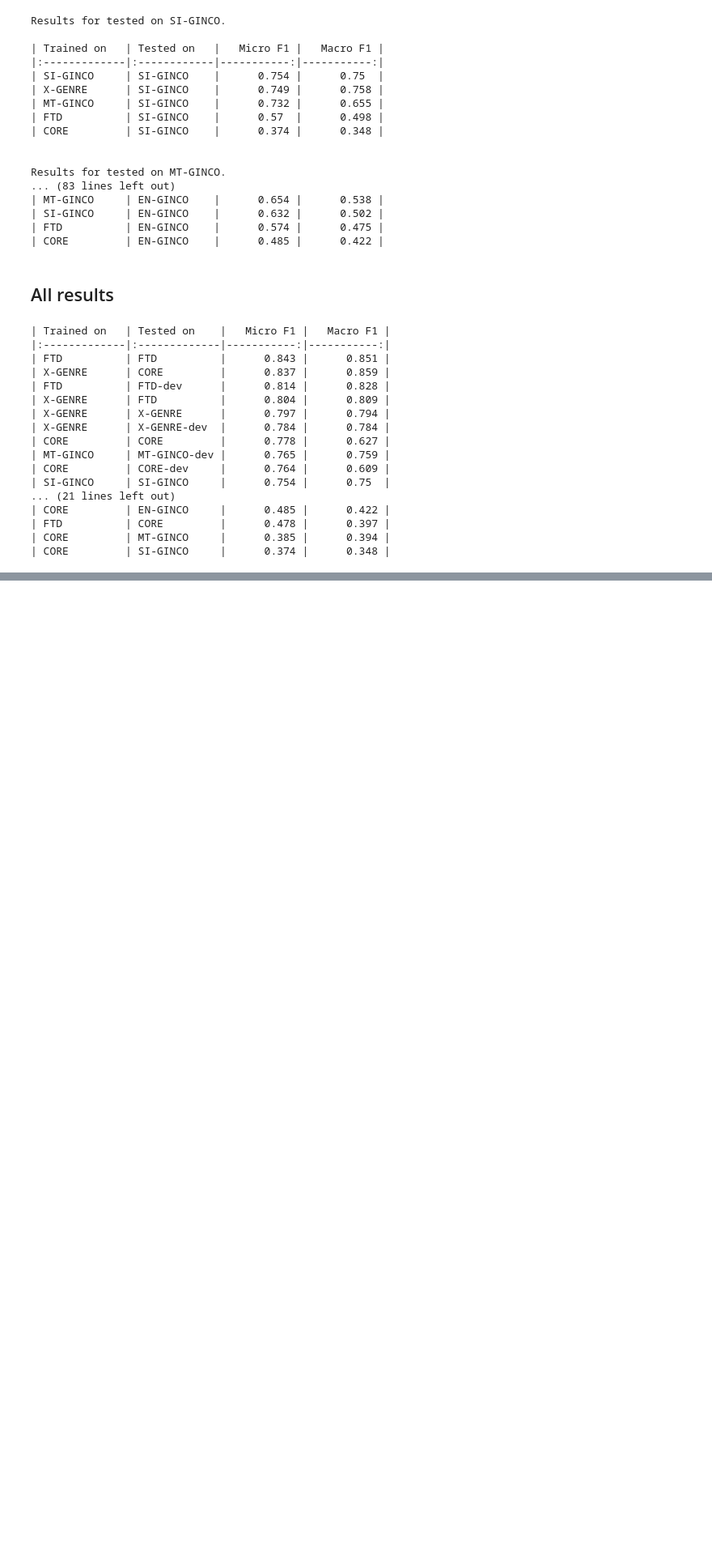
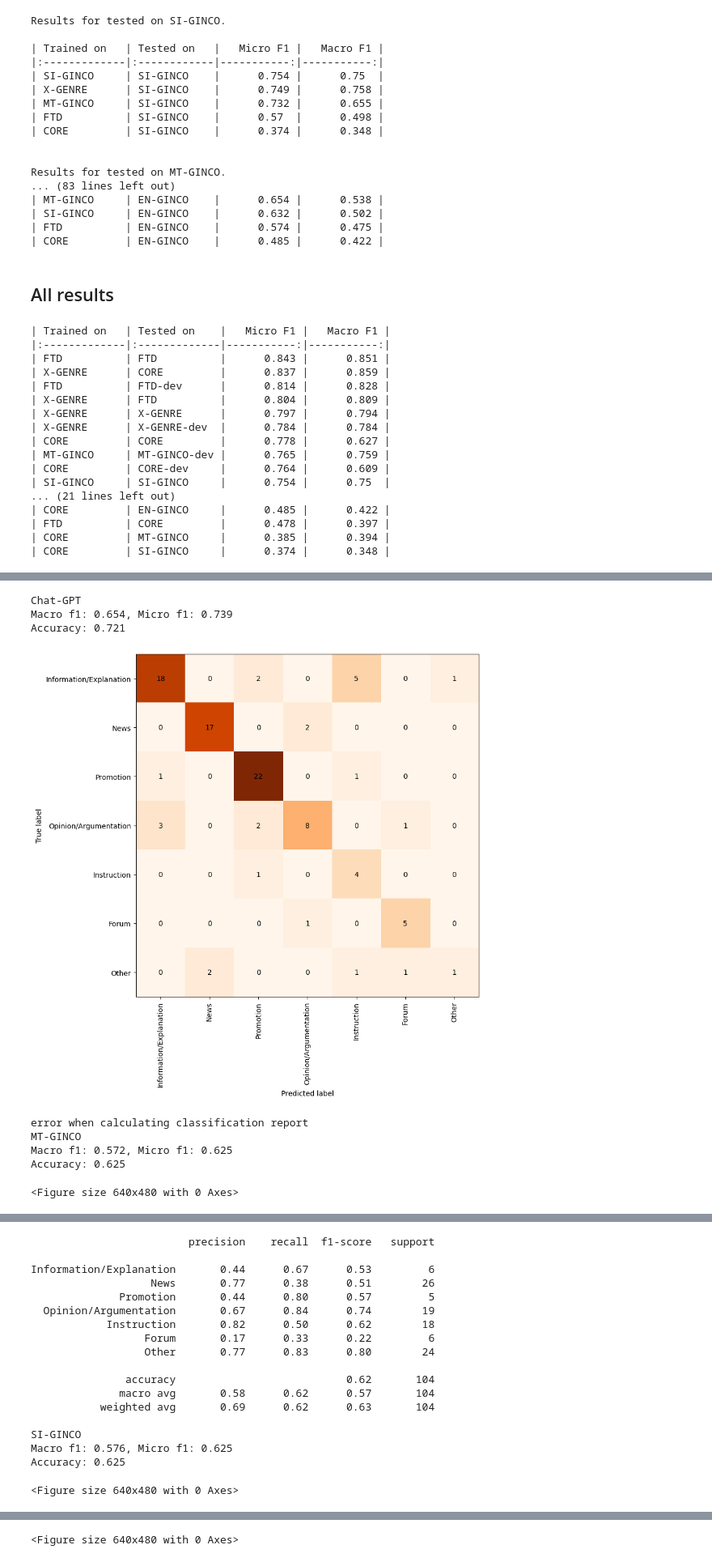
Before and after one commit to TajaKuzman/Genre-Datasets-Comparison, a Jupyter notebook: Creation-of-classifiers-and-cross-prediction/5.4-X-GENRE-experiments-result-analysis.ipynb, the cells around one changed output, grey strips where cells are left out. Shown at 81% size. Drawn from its saved outputs; the diff is of its cells as text; code cells hidden in the pictures; blank space fills up the shorter version.

```diff
--- a/Creation-of-classifiers-and-cross-prediction/5.4-X-GENRE-experiments-result-analysis.ipynb
+++ b/Creation-of-classifiers-and-cross-prediction/5.4-X-GENRE-experiments-result-analysis.ipynb
@@ -165,0 +184,3 @@ markdown_table(results, False)
+# %%
+en_ginco = results[results["tested_on"] == "EN-GINCO"]
+en_ginco.head(2)
@@ -165,0 +191,5 @@ markdown_table(results, False)
+# %%
+import ast
+for column in ["y_true", "y_pred"]:
+		en_ginco[column] = en_ginco[column].astype("str")
+		en_ginco[column] = en_ginco[column].apply(lambda x: ast.literal_eval(x))
@@ -165,0 +216,5 @@ markdown_table(results, False)
+# %%
+# Create a df with predictions of all models on EN-GINCO
+predictions = en_ginco.y_pred.to_list()
+en_ginco_results = pd.DataFrame({"y_true": en_ginco.y_true.to_list()[0], "MT-GINCO": predictions[0], "SI-GINCO": predictions[1], "CORE": predictions[2], "X-GENRE": predictions[3], "FTD": predictions[4]})
+en_ginco_results.head()
@@ -165,0 +286,4 @@ markdown_table(results, False)
+# %%
+# Open the saved file
+comparison = pd.read_csv("EN-GINCO-comparison-withChatGPT.csv", index_col = 0)
+comparison.head()
@@ -165,0 +343,23 @@ markdown_table(results, False)
+# %%
+column_list = []
+micro_f1_list = []
+macro_f1_list = []
+accuracy_list = []
+
+for column in ['Chat-GPT', 'MT-GINCO', 'SI-GINCO', 'CORE', 'X-GENRE', 'FTD']:
+	print(column)
+	current_results = testing(comparison, column)
+	column_list.append(column)
+	micro_f1_list.append(current_results["micro F1"])
+	macro_f1_list.append(current_results["macro F1"])
+	accuracy_list.append(current_results["accuracy"])
+# %% [output]
+Chat-GPT
+Macro f1: 0.654, Micro f1: 0.739
+Accuracy: 0.721
+[figure, added]
+error when calculating classification report
+MT-GINCO
+Macro f1: 0.572, Micro f1: 0.625
+Accuracy: 0.625
+<Figure size 640x480 with 0 Axes>
@@ -165,0 +367,18 @@ markdown_table(results, False)
+                         precision    recall  f1-score   support
+
+Information/Explanation       0.44      0.67      0.53         6
+                   News       0.77      0.38      0.51        26
+              Promotion       0.44      0.80      0.57         5
+  Opinion/Argumentation       0.67      0.84      0.74        19
+            Instruction       0.82      0.50      0.62        18
+                  Forum       0.17      0.33      0.22         6
+                  Other       0.77      0.83      0.80        24
+
+               accuracy                           0.62       104
+              macro avg       0.58      0.62      0.57       104
+           weighted avg       0.69      0.62      0.63       104
+
+SI-GINCO
+Macro f1: 0.576, Micro f1: 0.625
+Accuracy: 0.625
+<Figure size 640x480 with 0 Axes>
@@ -165,0 +403 @@ markdown_table(results, False)
+<Figure size 640x480 with 0 Axes>
```
Also changed, not shown: parts of 21 cells of this notebook, 7 other files.
